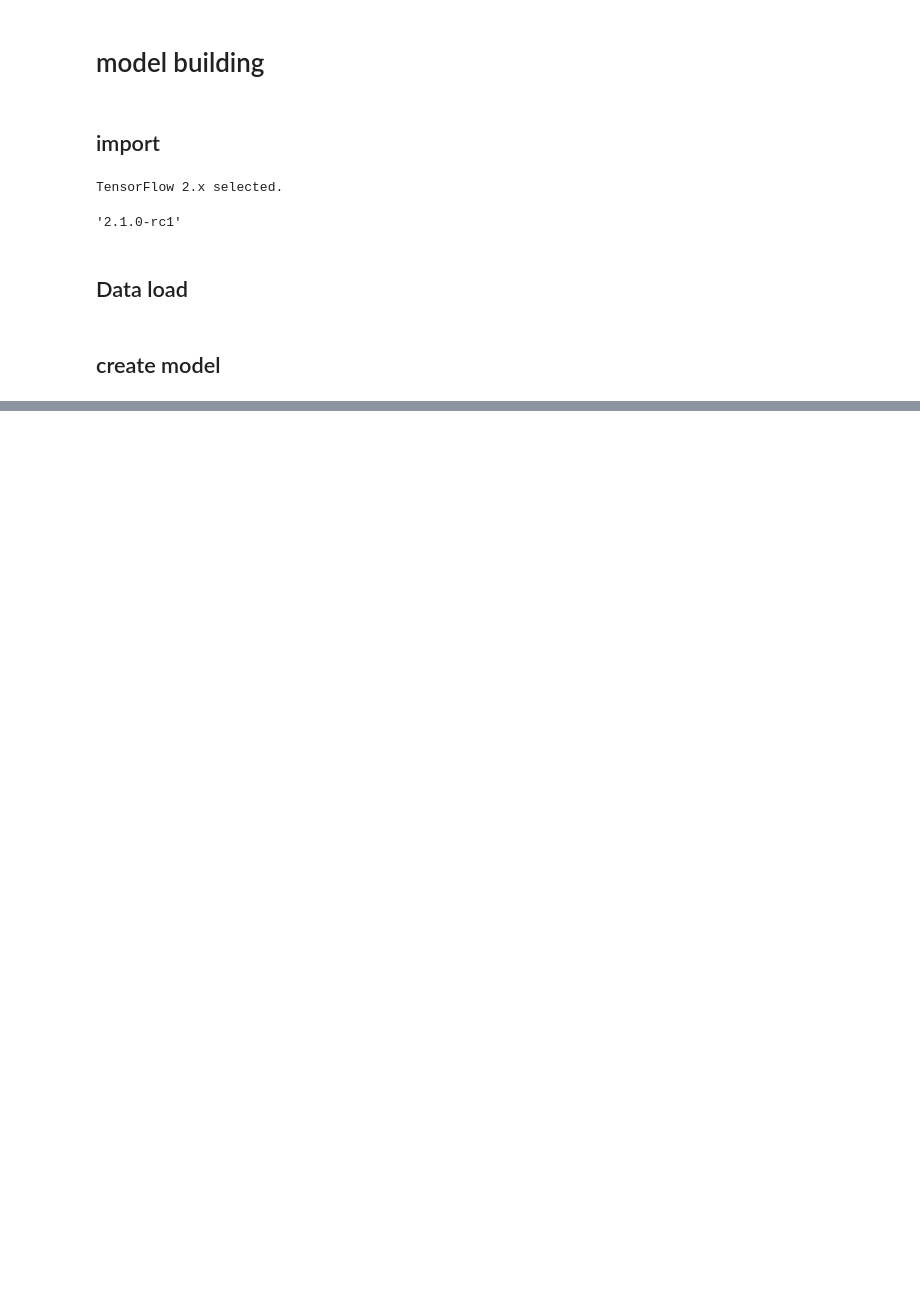
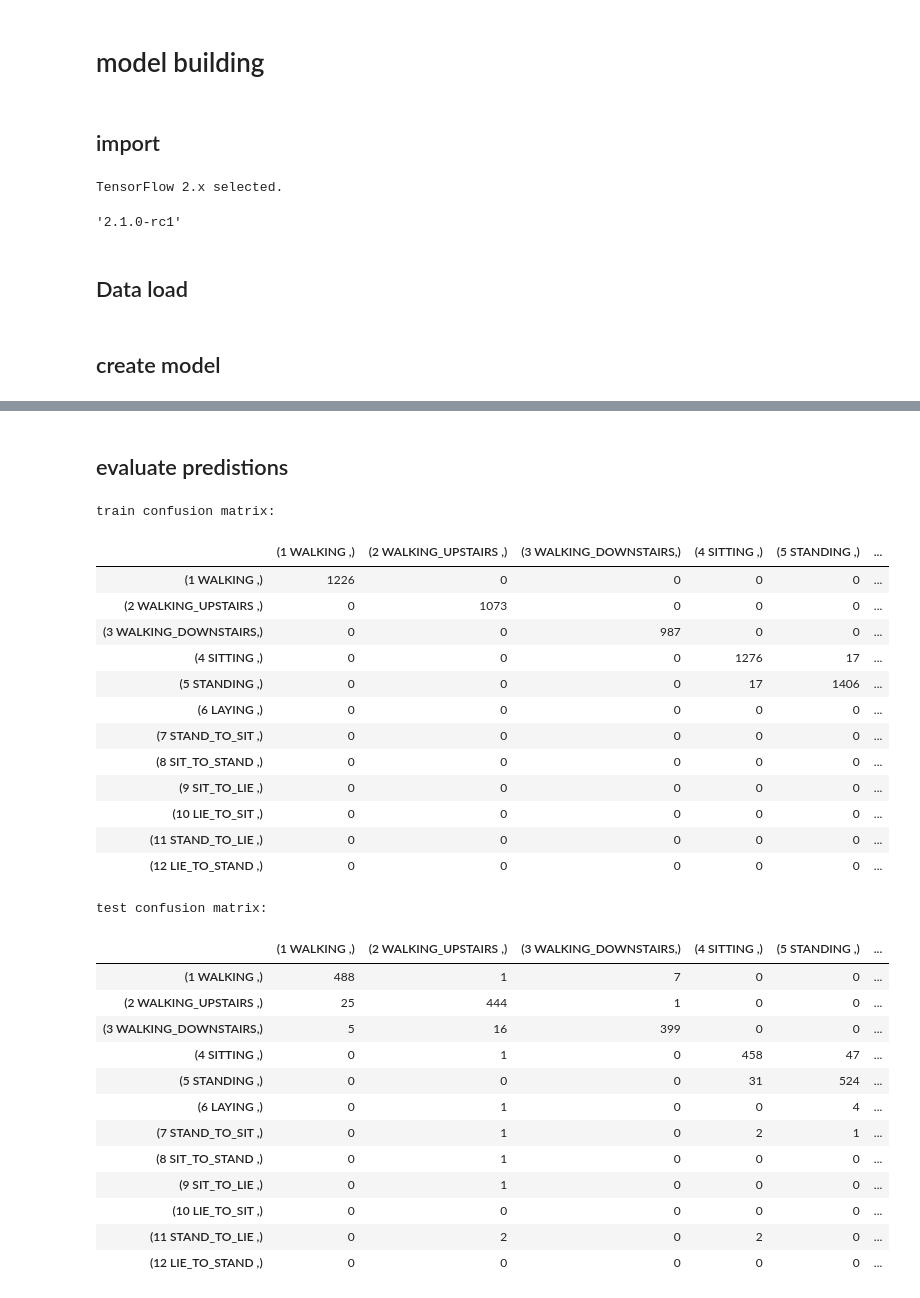
Before and after one commit to kusanorootbeer/tf2_nb_training, a Jupyter notebook: tf2train.ipynb, the cells around one changed output, grey strips where cells are left out. Drawn from its saved outputs; the diff is of its cells as text; code cells hidden in the pictures; blank space fills up the shorter version.

```diff
--- a/tf2train.ipynb
+++ b/tf2train.ipynb
@@ -130,7 +127,7 @@ def train_step(features, labels):
 
   train_loss(loss)
   train_accuracy(labels, predictions)
-  return train_C_matrix(labels, tf.math.argmax(predictions, axis=1), name="train_matrix")
+  return tf.argmax(predictions, axis=1)
 # %%
 @tf.function
 def test_step(features, labels):
@@ -139,4 +136,4 @@ def test_step(features, labels):
 
   test_loss(t_loss)
   test_accuracy(labels, predictions)
-  return test_C_matrix(labels, tf.math.argmax(predictions, axis=1), name="test_matrix")
+  return tf.argmax(predictions, axis=1)
@@ -147,18 +142,30 @@ def eval_step(features, labels):
 # %%
-EPOCHS = 20
+EPOCHS = 100
 
 for epoch in range(EPOCHS):
+  train_label_stack = []
+  train_pred_stack = []
+  test_label_stack = []
+  test_pred_stack = []
   for features, labels in train_ds:
-    train_mat =  train_step(features, labels)
+    pred =  train_step(features, labels)
+    train_label_stack.append(labels)
+    train_pred_stack.append(pred)
+  train_label_stack = tf.concat(train_label_stack, axis=0)
+  train_pred_stack = tf.concat(train_pred_stack,axis=0)
 
   for test_features, test_labels in test_ds:
-    test_mat = test_step(test_features, test_labels)
+    pred = test_step(test_features, test_labels)
+    test_label_stack.append(test_labels)
+    test_pred_stack.append(pred)
+  test_label_stack = tf.concat(test_label_stack, axis=0)
+  test_pred_stack = tf.concat(test_pred_stack ,axis=0)
 
   template = 'Epoch {}, Loss: {:.7}, Accuracy: {:.7}, Test Loss: {:.7}, Test Accuracy: {:.7}'
   print (template.format(epoch+1, train_loss.result(), train_accuracy.result()*100, test_loss.result(), test_accuracy.result()*100))
-  # print(test_mat)
-  # print(train_mat)
-  # print(predictions)
+
+  train_mat = tf.math.confusion_matrix(train_label_stack, train_pred_stack,num_classes=12)
+  test_mat = tf.math.confusion_matrix(test_label_stack, test_pred_stack, num_classes=12)
 
   # reset metrics
   train_loss.reset_states()
@@ -185,0 +193,41 @@ Epoch 20, Loss: 0.06885842, Accuracy: 97.23188, Test Loss: 0.2674361, Test Accur
+# %% [markdown]
+## evaluate predistions
+# %%
+train_df = pd.DataFrame(data=train_mat.numpy(), columns=activity_name, index=activity_name)
+test_df = pd.DataFrame(data=test_mat.numpy(), columns=activity_name, index=activity_name)
+# %%
+from IPython.display import display, HTML
+
+print("train confusion matrix:")
+display(train_df)
+print("test confusion matrix:")
+display(HTML(test_df.to_html()))
+# %% [output]
+train confusion matrix:
+|  | (1 WALKING ,) | (2 WALKING_UPSTAIRS ,) | (3 WALKING_DOWNSTAIRS,) | (4 SITTING ,) | (5 STANDING ,) | ... |
+| (1 WALKING ,) | 1226 | 0 | 0 | 0 | 0 | ... |
+| (2 WALKING_UPSTAIRS ,) | 0 | 1073 | 0 | 0 | 0 | ... |
+| (3 WALKING_DOWNSTAIRS,) | 0 | 0 | 987 | 0 | 0 | ... |
+| (4 SITTING ,) | 0 | 0 | 0 | 1276 | 17 | ... |
+| (5 STANDING ,) | 0 | 0 | 0 | 17 | 1406 | ... |
+| (6 LAYING ,) | 0 | 0 | 0 | 0 | 0 | ... |
+| (7 STAND_TO_SIT ,) | 0 | 0 | 0 | 0 | 0 | ... |
+| (8 SIT_TO_STAND ,) | 0 | 0 | 0 | 0 | 0 | ... |
+| (9 SIT_TO_LIE ,) | 0 | 0 | 0 | 0 | 0 | ... |
+| (10 LIE_TO_SIT ,) | 0 | 0 | 0 | 0 | 0 | ... |
+| (11 STAND_TO_LIE ,) | 0 | 0 | 0 | 0 | 0 | ... |
+| (12 LIE_TO_STAND ,) | 0 | 0 | 0 | 0 | 0 | ... |
+test confusion matrix:
+|  | (1 WALKING ,) | (2 WALKING_UPSTAIRS ,) | (3 WALKING_DOWNSTAIRS,) | (4 SITTING ,) | (5 STANDING ,) | ... |
+| (1 WALKING ,) | 488 | 1 | 7 | 0 | 0 | ... |
+| (2 WALKING_UPSTAIRS ,) | 25 | 444 | 1 | 0 | 0 | ... |
+| (3 WALKING_DOWNSTAIRS,) | 5 | 16 | 399 | 0 | 0 | ... |
+| (4 SITTING ,) | 0 | 1 | 0 | 458 | 47 | ... |
+| (5 STANDING ,) | 0 | 0 | 0 | 31 | 524 | ... |
+| (6 LAYING ,) | 0 | 1 | 0 | 0 | 4 | ... |
+| (7 STAND_TO_SIT ,) | 0 | 1 | 0 | 2 | 1 | ... |
+| (8 SIT_TO_STAND ,) | 0 | 1 | 0 | 0 | 0 | ... |
+| (9 SIT_TO_LIE ,) | 0 | 1 | 0 | 0 | 0 | ... |
+| (10 LIE_TO_SIT ,) | 0 | 0 | 0 | 0 | 0 | ... |
+| (11 STAND_TO_LIE ,) | 0 | 2 | 0 | 2 | 0 | ... |
+| (12 LIE_TO_STAND ,) | 0 | 0 | 0 | 0 | 0 | ... |
```
Also changed, not shown: parts of 5 cells of this notebook.
